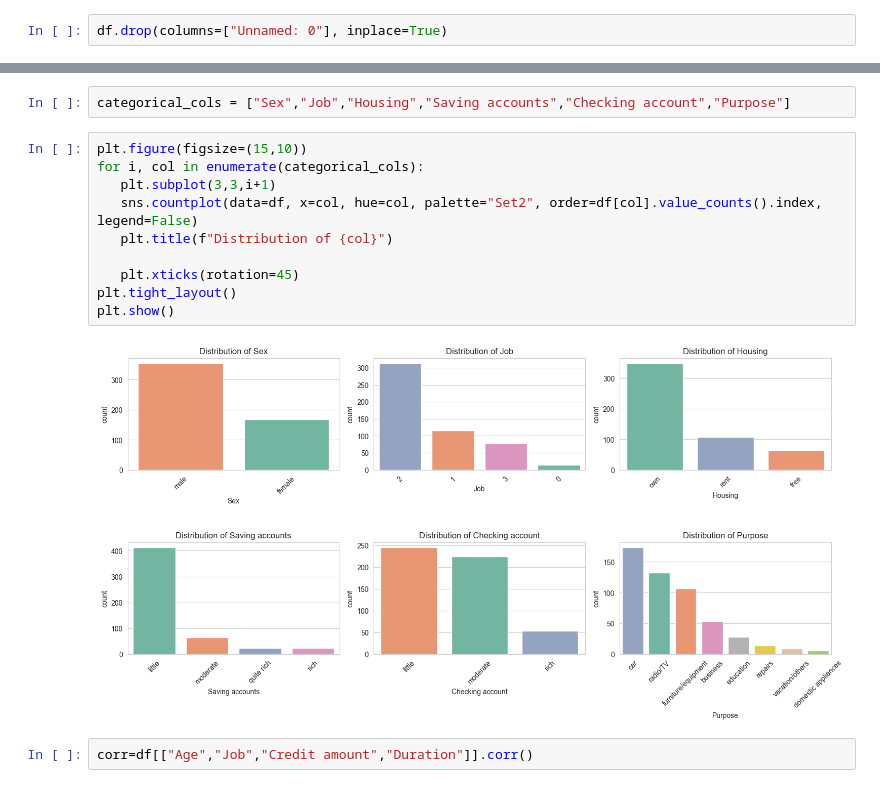
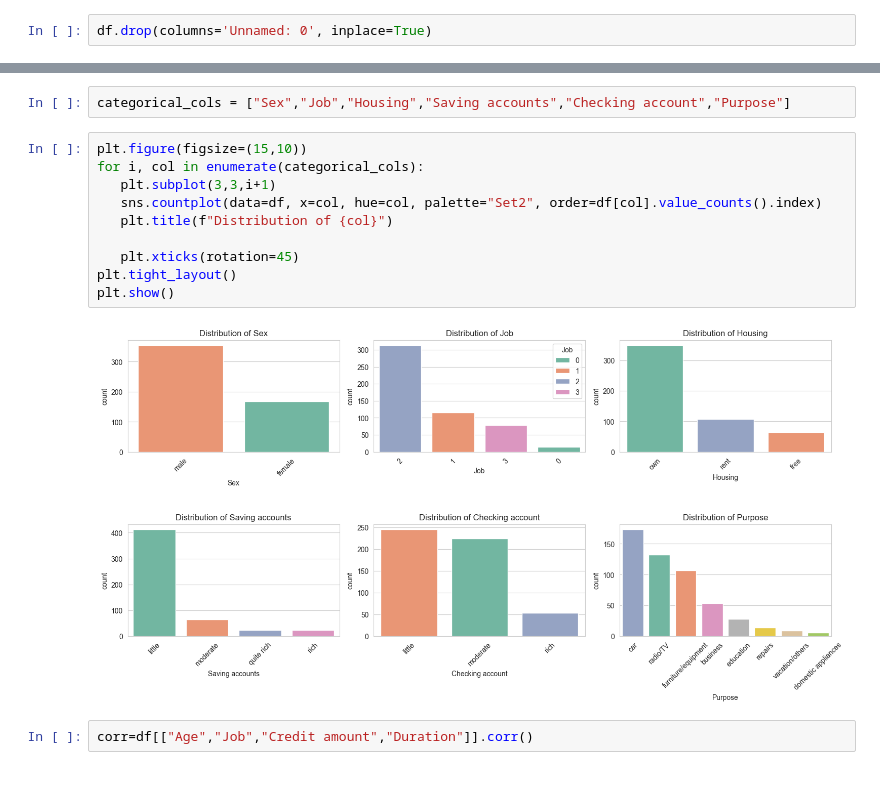
Before and after one commit to Hasini2001/credit-risk-model, a Jupyter notebook: analysis_model.ipynb, the cells around one changed output, grey strips where cells are left out. Drawn from its saved outputs; the diff is of its cells as text.

```diff
--- a/analysis_model.ipynb
+++ b/analysis_model.ipynb
@@ -123,7 +123,7 @@ Index(['Unnamed: 0', 'Age', 'Sex', 'Job', 'Housing', 'Saving accounts',
        'Checking account', 'Credit amount', 'Duration', 'Purpose', 'Risk'],
       dtype='object')
 # %%
-df.drop(columns=["Unnamed: 0"], inplace=True)
+df.drop(columns='Unnamed: 0', inplace=True)
 # %%
 df.columns
 # %% [output]
@@ -179,15 +179,15 @@ categorical_cols = ["Sex","Job","Housing","Saving accounts","Checking account","
 # %%
 plt.figure(figsize=(15,10))
 for i, col in enumerate(categorical_cols):
    plt.subplot(3,3,i+1)
-   sns.countplot(data=df, x=col, hue=col, palette="Set2", order=df[col].value_counts().index, legend=False)
+   sns.countplot(data=df, x=col, hue=col, palette="Set2", order=df[col].value_counts().index)
    plt.title(f"Distribution of {col}")
 
    plt.xticks(rotation=45)
 plt.tight_layout()
 plt.show()
 # %% [output]
-[figure, old version]
+[figure, new version]
 # %%
 corr=df[["Age","Job","Credit amount","Duration"]].corr()
 # %%
```
Also changed, not shown: parts of 9 cells of this notebook, 1 other file.
